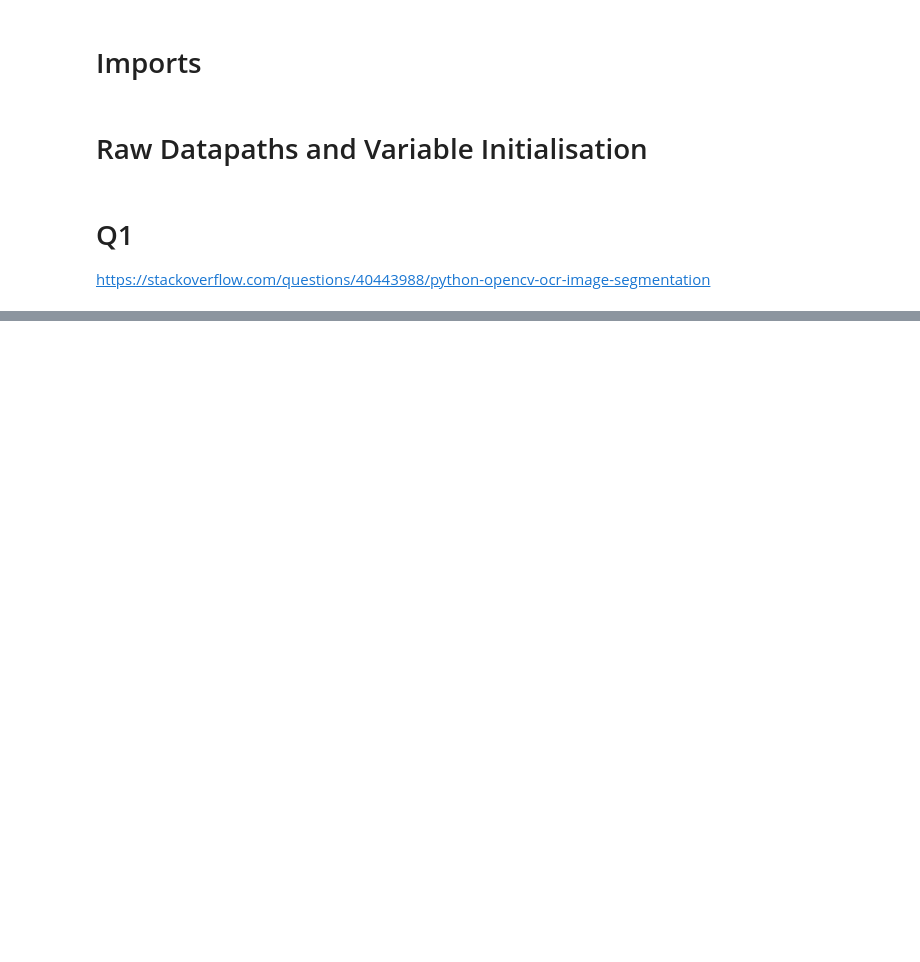
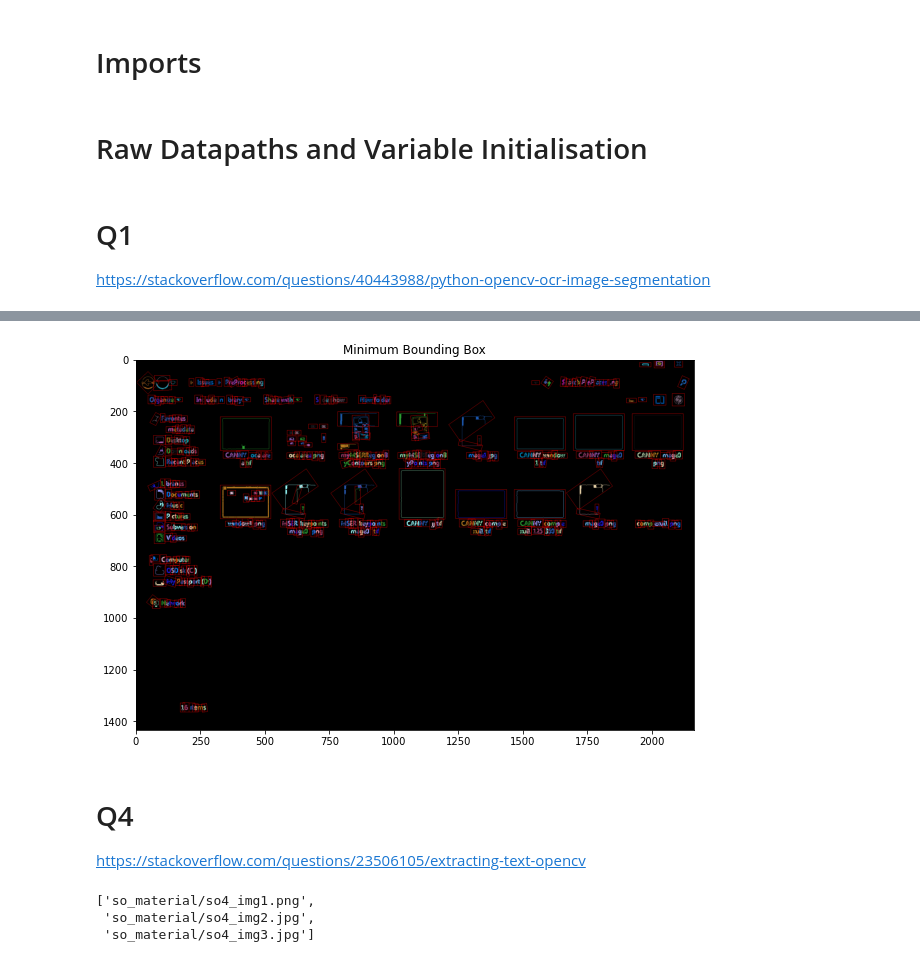
Before and after one commit to ag-ds-bubble/swtloc, a Jupyter notebook: examples/StackOverflow QnA.ipynb, the cells around one changed output, grey strips where cells are left out. Drawn from its saved outputs; the diff is of its cells as text; code cells hidden in the pictures; blank space fills up the shorter version.

```diff
--- a/examples/StackOverflow QnA.ipynb
+++ b/examples/StackOverflow QnA.ipynb
@@ -46,0 +83,4 @@ imgshowN([swtl.orig_img, grouped_annot_bubble],
+# %%
+min_bboxes, min_bbox_annotated = swtl.get_min_bbox(show=True, padding=10)
+# %% [output]
+[figure, added]
@@ -46,0 +90,11 @@ imgshowN([swtl.orig_img, grouped_annot_bubble],
+# %% [markdown]
+# Q4
+https://stackoverflow.com/questions/23506105/extracting-text-opencv
+# %%
+import os
+imgpaths = [rawimage_path+k for k in os.listdir(rawimage_path) if 'so4' in k if 'processed' not in k]
+imgpaths
+# %% [output]
+['so_material/so4_img1.png',
+ 'so_material/so4_img2.jpg',
+ 'so_material/so4_img3.jpg']
```
Also changed, not shown: parts of 16 cells of this notebook, 15 other files.
